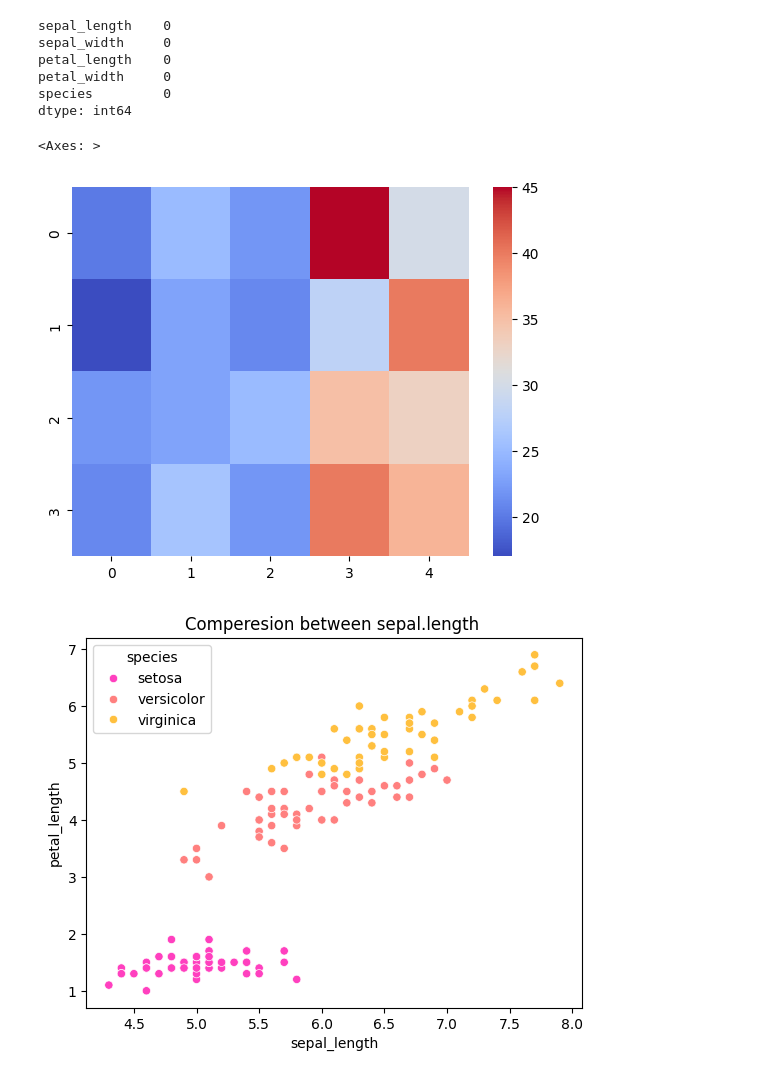
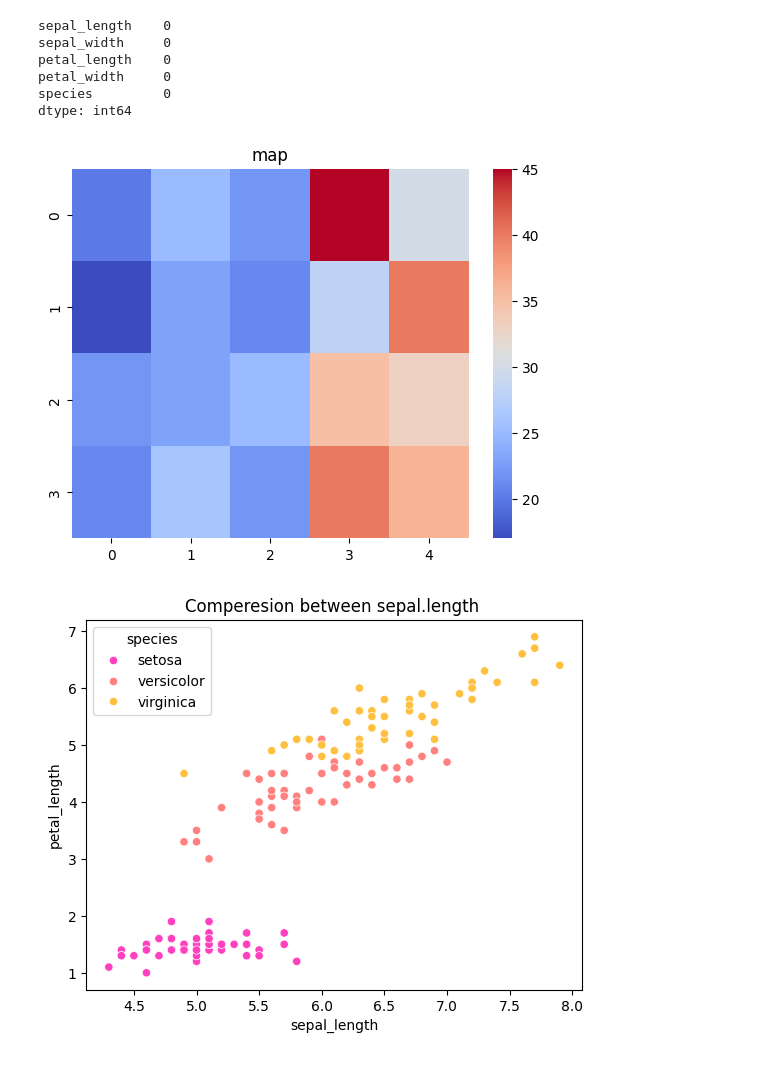
Before and after one commit to Sameerverma32/python, a Jupyter notebook: Data Structure/Analysis/seaborn.ipynb, the cells around one changed output. Cells and saved outputs as stored; diff of their text form; code cells hidden in the pictures.

```diff
--- a/Data Structure/Analysis/seaborn.ipynb
+++ b/Data Structure/Analysis/seaborn.ipynb
@@ -129,18 +129,19 @@ species         0
 dtype: int64
 # %%
 import numpy as np
-# Time to commute
+
 week1 = [20,25,22,45,30]
 week2 = [17,23,21,28,40]
 week3 = [22,23,25,35,33]
 week4 = [21,26,22,40,36]
 
 data = np.array([week1,week2,week3,week4])
 
 sns.heatmap(data, cmap='coolwarm')
+plt.title('map')
+plt.show()
 # %% [output]
-<Axes: >
-[figure, old version]
+[figure, new version]
 # %%
 sns.scatterplot(df, x="sepal_length",y="petal_length", hue='species', palette="spring")
 plt.title('Comperesion between sepal.length ')
```
